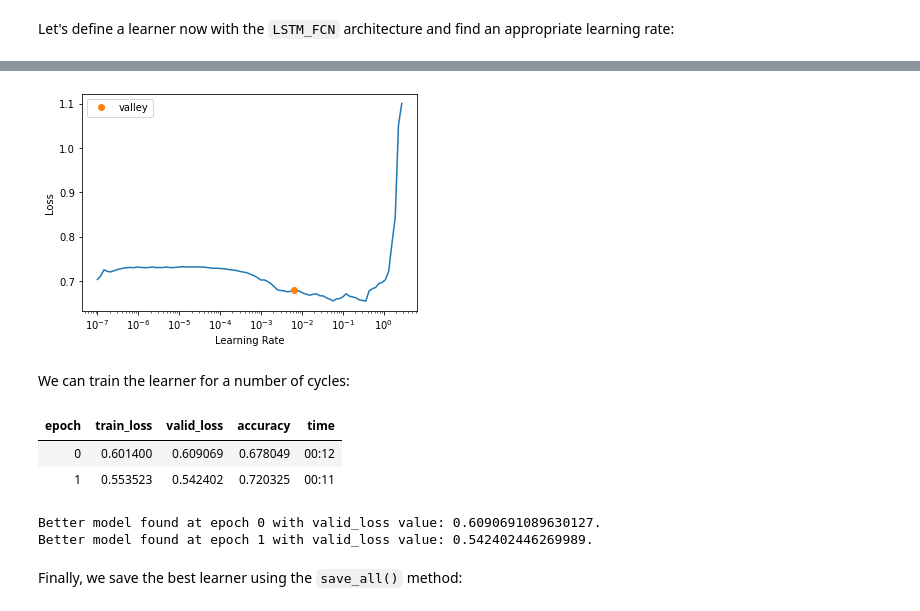
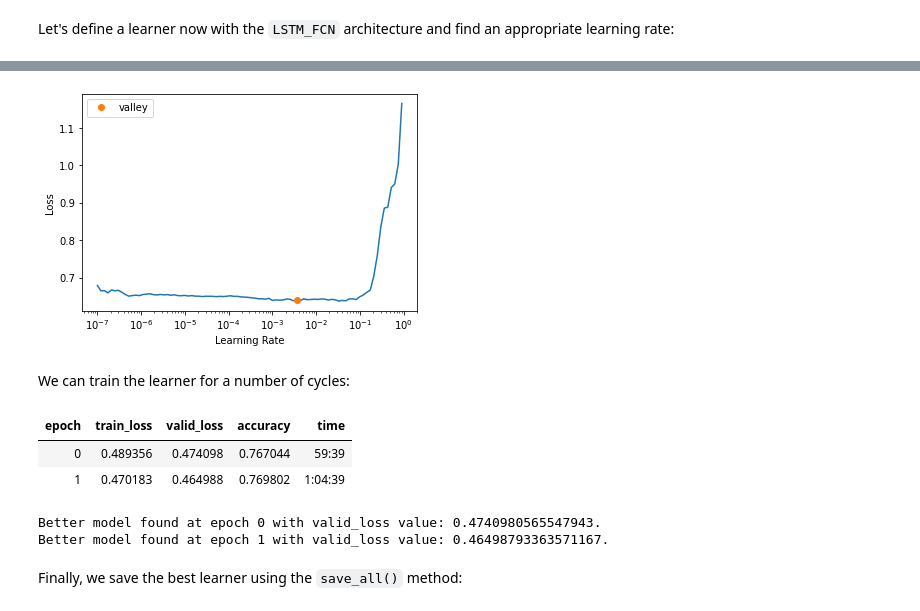
Before and after one commit to tkharrat/footSeq, a Jupyter notebook: 02_learner.ipynb, the cells around one changed output, grey strips where cells are left out. Drawn from its saved outputs; the diff is of its cells as text; code cells hidden in the pictures.

```diff
--- a/02_learner.ipynb
+++ b/02_learner.ipynb
@@ -39,7 +39,7 @@ from tsai.models.utils import *
 
 from footSeq.datastruct.core import *
 # %%
-data_path = Path("/sequences")
+data_path = Path("/sequences_new")
 metadata_path = Path("./data")
 files_list_path = metadata_path / "file_list.pkl"
 if os.path.isfile(files_list_path):
@@ -204,7 +206,7 @@ class Embedding(nn.Embedding):
     def __init__(self, ni, nf, std=0.01, **kwargs):
         kwargs["num_embeddings"], kwargs["embedding_dim"] = ni, nf
         super().__init__(**kwargs)
-        trunc_normal_(self.weight.data.cuda(), std=std)
+        trunc_normal_(self.weight.data, std=std)
 
 
 class MultiEmbedding(Module):
@@ -271,6 +273,15 @@ class MultiEmbedding(Module):
         )
 
     def forward(self, x_cat, x_cont=None):
+        if isinstance(x_cat, tuple):
+            if len(x_cat) == 2:
+                x_cat, x_cont = x_cat
+            elif len(x_cat) == 3:
+                _, x_cat, x_cont = x_cat
+            else:
+                raise ValueError("x_cat is a tuple of unknown size")
+
+
         x_cat = torch.cat([e(x_cat[..., i]) for i, e in enumerate(self.cat_embed)], -1)
         x_cat = self.emb_drop(x_cat)
         if self.n_cont != 0:
@@ -390,7 +401,13 @@ class MixedSeqModel(Module):
         self.body = build_ts_model(**kwargs)
 
     def forward(self, x_meta, x_cat, x_cont):
-        ## run through head first
+        if isinstance(x_meta, tuple):
+            if len(x_meta) == 2:
+                x_cat, x_cont = x_meta
+            elif len(x_meta) == 3:
+                _, x_cat, x_cont = x_meta
+            else:
+                raise ValueError("x_meta is a tuple of unknown size")
         x = self.head(x_cat, x_cont)
 
         return self.body(x.transpose(2, 1))
@@ -413,7 +430,7 @@ model = MixedSeqModel(
     c_out=2,
     embded_config={"n_embeds": n_embeds, "embed_p": 0.1},
     **ts_args
-).cuda()
+)
 model
 # %% [output]
 MixedSeqModel(
@@ -733,47 +645,47 @@ srtd_dls = tls.dataloaders(
 )
 
 ## select the architecture
 ts_model = LSTM_FCN
 ts_args = {"bidirectional": True, "rnn_layers": 2, "shuffle": False}
 model_name = "_".join(
     [
         ts_model.__name__,
         f'bidir-{ts_args.get("bidirectional",False)}',
         f'layers-{ts_args.get("rnn_layers", 1)}',
         f"no_goal_prop-{no_goal_prop}",
     ]
 )
 
 ## create directory if it does not exist
 if not os.path.exists(Path("./models") / model_name): os.makedirs(Path("./models") / model_name)
 
 learn = mixed_seq_learner(
     arch=ts_model,
     n_cont=n_cont,
     c_out=2,
     embded_config={"n_embeds": n_embeds, "embed_p": 0.1},
     dls=srtd_dls,
     loss_func=CrossEntropyLossFlat(),
     metrics=[accuracy],
-    path=Path("./models"),
-    model_dir=model_name,
+    path=Path("."),
+    model_dir=Path("./models") / model_name,
     **ts_args,
 )
 lr_ = learn.lr_find()
 # %% [output]
 [interactive output not drawn]
-[figure, old version]
+[figure, new version]
 # %% [markdown]
 We can train the learner for a number of cycles:
 # %%
-n_cycles = 20
+n_cycles = 2
 learn.fit_one_cycle(n_cycles, lr_max=lr_[0], cbs=SaveModelCallback(fname=model_name))
 # %% [output]
 | epoch | train_loss | valid_loss | accuracy | time |
-| 0 | 0.601400 | 0.609069 | 0.678049 | 00:12 |
-| 1 | 0.553523 | 0.542402 | 0.720325 | 00:11 |
+| 0 | 0.489356 | 0.474098 | 0.767044 | 59:39 |
+| 1 | 0.470183 | 0.464988 | 0.769802 | 1:04:39 |
-Better model found at epoch 0 with valid_loss value: 0.6090691089630127.
-Better model found at epoch 1 with valid_loss value: 0.542402446269989.
+Better model found at epoch 0 with valid_loss value: 0.4740980565547943.
+Better model found at epoch 1 with valid_loss value: 0.46498793363571167.
 # %% [markdown]
 Finally, we save the best learner using the `save_all()` method:
 # %%
```
Also changed, not shown: parts of 23 cells of this notebook, 34 other files.
